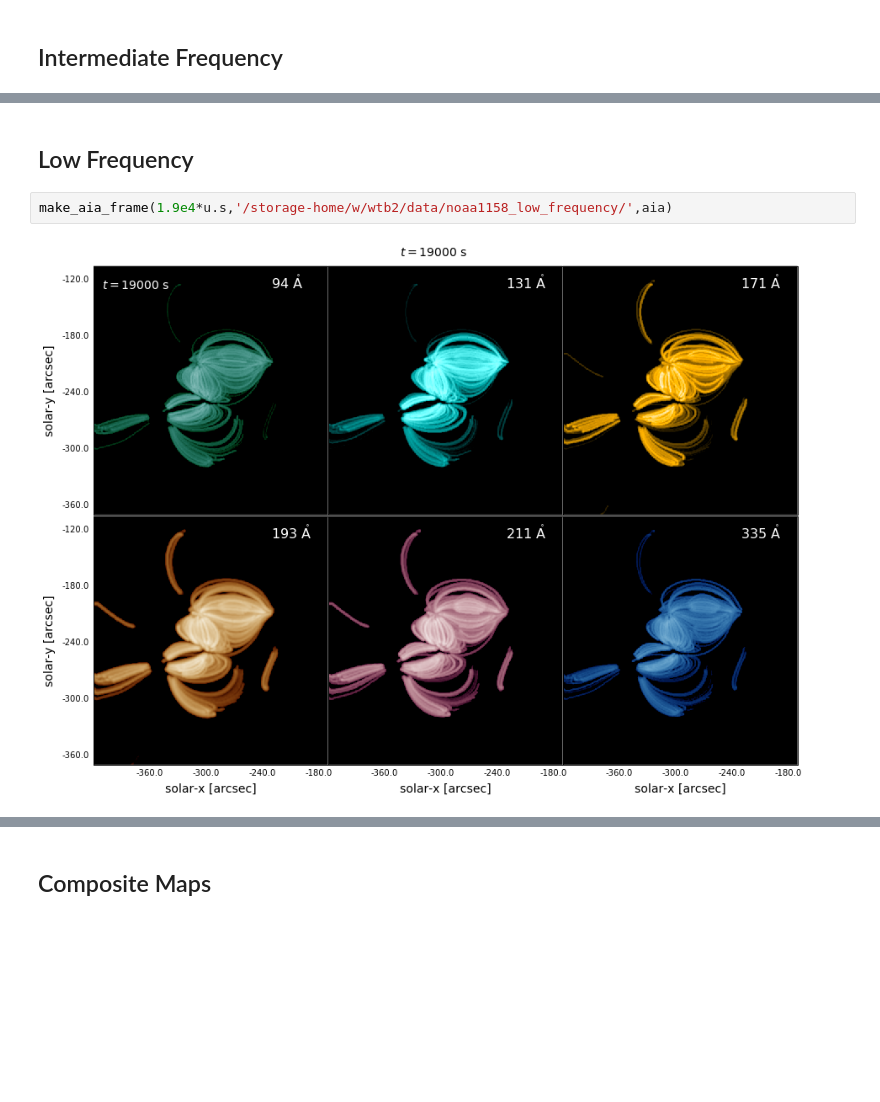
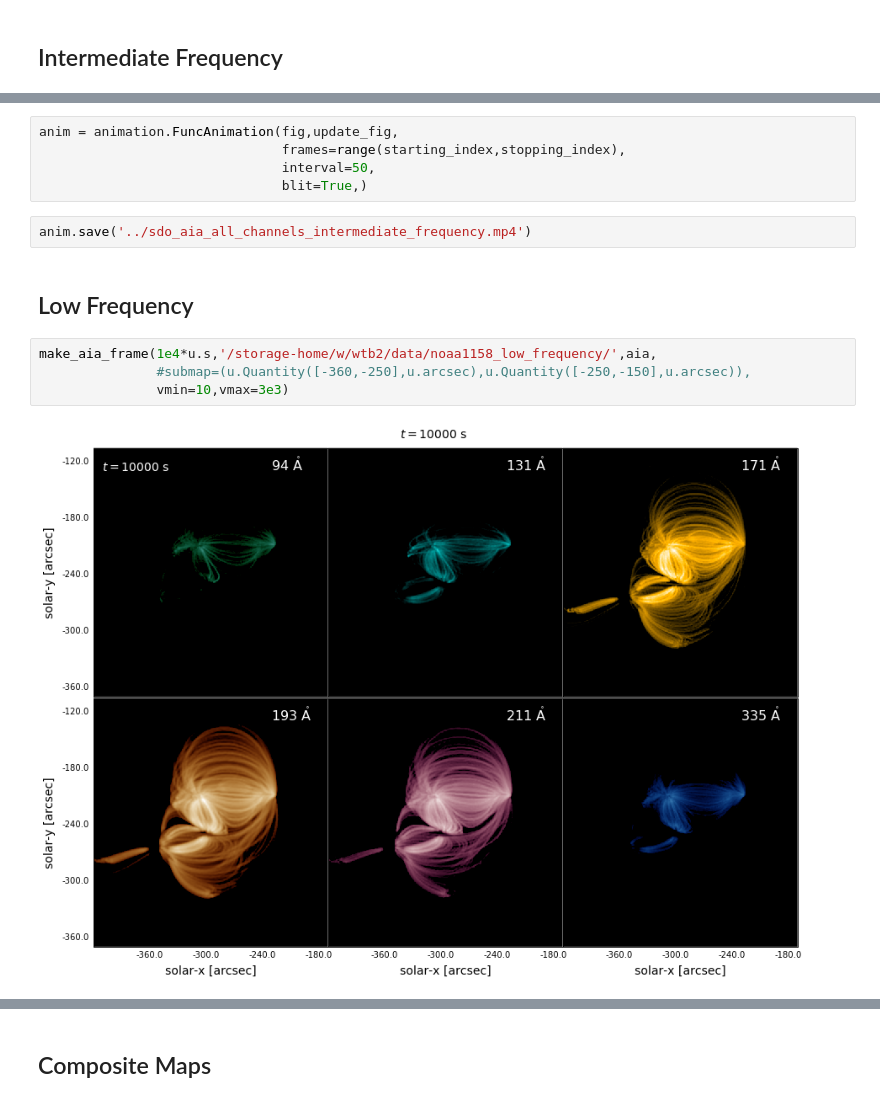
Before and after one commit to wtbarnes/systematic_ar_study, a Jupyter notebook: notebooksv2/noaa1158_visualize.ipynb, the cells around one changed output, grey strips where cells are left out. Cells and saved outputs as stored; diff of their text form; blank space fills up the shorter version.

```diff
--- a/notebooksv2/noaa1158_visualize.ipynb
+++ b/notebooksv2/noaa1158_visualize.ipynb
@@ -89,6 +221,15 @@ make_aia_frame(1.9e4*u.s,'/storage-home/w/wtb2/data/noaa1158_intermediate_freque
+# %%
+anim = animation.FuncAnimation(fig,update_fig,
+                               frames=range(starting_index,stopping_index),
+                               interval=50,
+                               blit=True,)
+# %%
+anim.save('../sdo_aia_all_channels_intermediate_frequency.mp4')
 # %% [markdown]
 ## Low Frequency
 # %%
-make_aia_frame(1.9e4*u.s,'/storage-home/w/wtb2/data/noaa1158_low_frequency/',aia)
+make_aia_frame(1e4*u.s,'/storage-home/w/wtb2/data/noaa1158_low_frequency/',aia,
+               #submap=(u.Quantity([-360,-250],u.arcsec),u.Quantity([-250,-150],u.arcsec)),
+               vmin=10,vmax=3e3)
 # %% [output]
-[figure, old version]
+[figure, new version]
```
Also changed, not shown: parts of 29 cells of this notebook, 5 other files.
